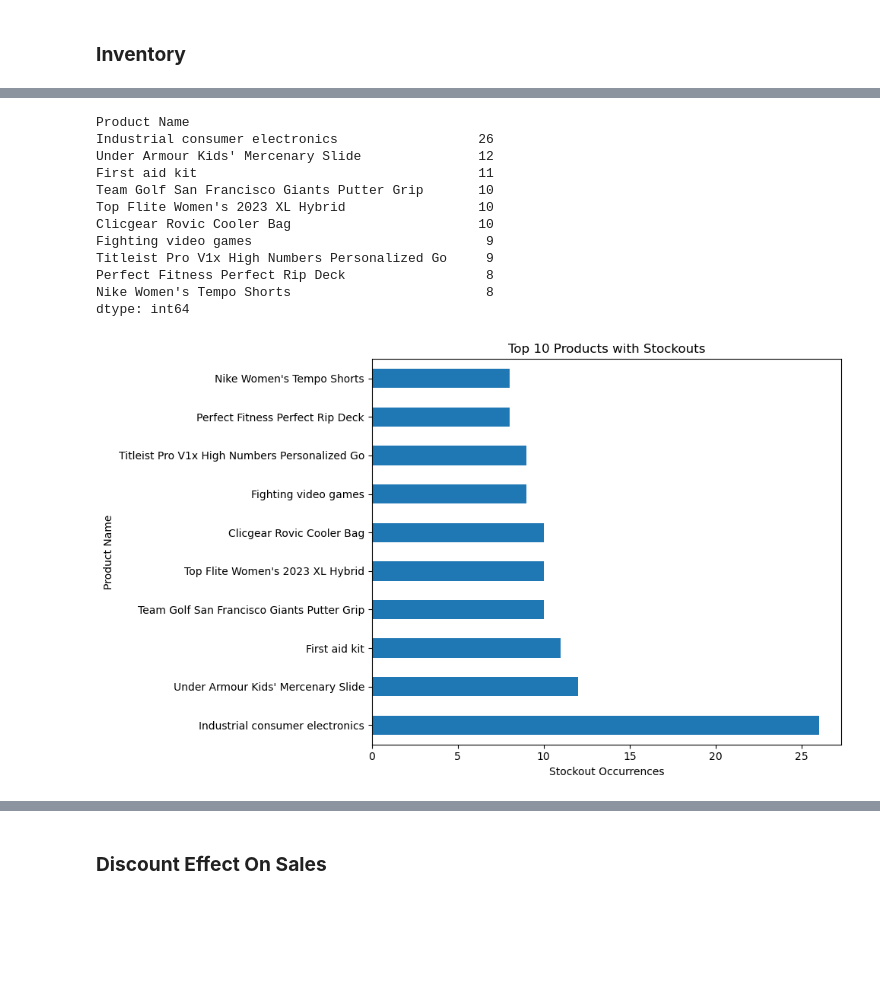
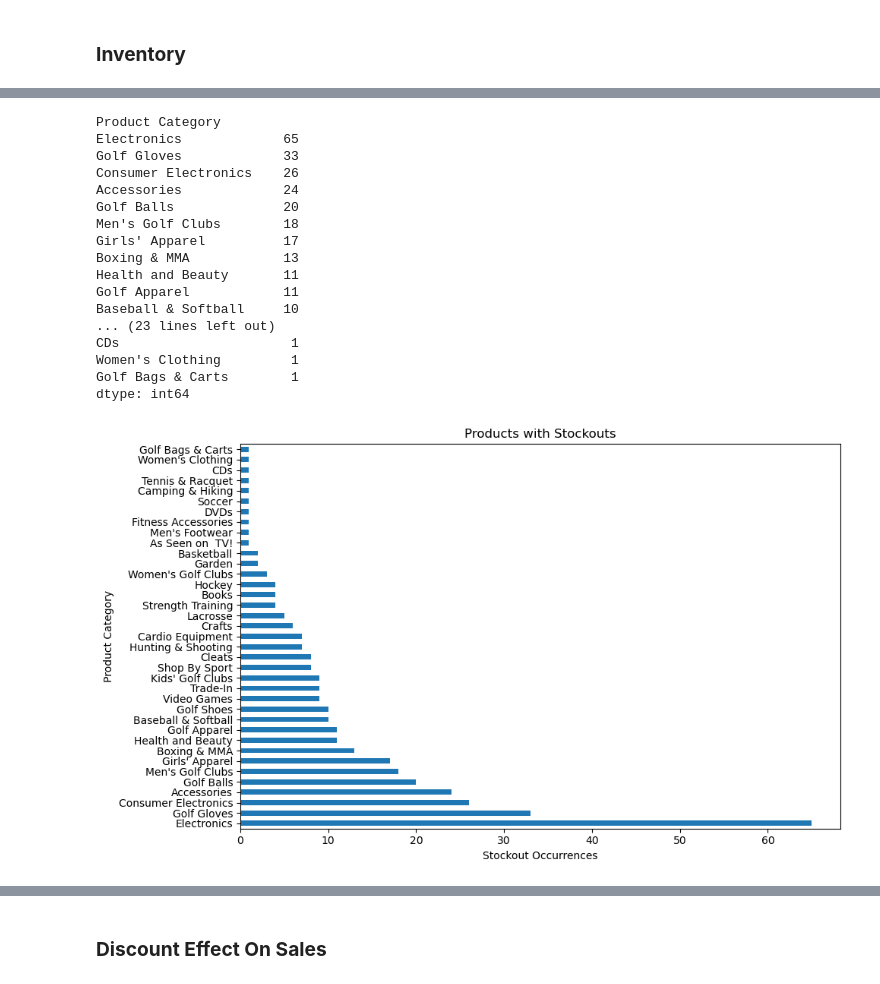
Before and after one commit to BevisEgwuchukwu/Smart-Inventory-Replenishment-System-for-E-Commerce, a Jupyter notebook: Smart-Inventory-Replenishment-System-for-E-Commerce/EDA/ExploratoryDataAnalysis.ipynb, the cells around one changed output, grey strips where cells are left out. Saved outputs shown, nothing was run; the diff lists cells and outputs as text; code cells hidden in the pictures; blank space fills up the shorter version.

```diff
--- a/Smart-Inventory-Replenishment-System-for-E-Commerce/EDA/ExploratoryDataAnalysis.ipynb
+++ b/Smart-Inventory-Replenishment-System-for-E-Commerce/EDA/ExploratoryDataAnalysis.ipynb
@@ -13,0 +34,7 @@ df = pd.read_csv('../DataCleaning/merged.csv')
+# %%
+# Ensure both are datetime
+df['Shipment Date'] = pd.to_datetime(df['Shipment Date'])
+df['Order Date'] = pd.to_datetime(df['Order Date'])
+
+# Keep only rows where difference is less than 1 or equal to 1 year
+df = df[(df['Shipment Date'] - df['Order Date']).dt.days <= 365]
@@ -24,6 +107,6 @@ df.head(5)
 # %%
-# Convert to datetime (first day of the month)
-df['date'] = pd.to_datetime(df['date'])
+# Convert 'date' column to datetime format
+df['Order Date'] = pd.to_datetime(df['Order Date'])
 # %%
 # Convert to numeric, forcing errors to NaN
 df['Discount %'] = pd.to_numeric(df['Discount %'], errors='coerce')
@@ -390,29 +614,34 @@ Glove It Women's Imperial Golf Glove                     0.337596
 # %%
-# Flag rows where inventory is 0 or below a threshold (e.g., 5)
-df['Stockout'] = df['Warehouse Inventory'] <= 0  # or <= 5
+# Flag rows where inventory is 0
+df['Stockout'] = df['Warehouse Inventory'] <= 0
 
-# Count stockouts per product or date
-stockout_counts = df[df['Stockout']].groupby('Product Name').size().sort_values(ascending=False)
-print(stockout_counts.head(10))  # Top 10 products with most stockouts
+# Count stockouts per product
+stockout_counts = df[df['Stockout']].groupby('Product Category').size().sort_values(ascending=False)
+print(stockout_counts.head(50))
 
-stockout_counts.head(10).plot(kind='barh', figsize=(10,6), title='Top 10 Products with Stockouts')
+stockout_counts.head(50).plot(kind='barh', figsize=(10,6), title='Products with Stockouts')
 plt.xlabel('Stockout Occurrences')
 plt.tight_layout()
 plt.show()
 # %% [output]
-Product Name
-Industrial consumer electronics                  26
-Under Armour Kids' Mercenary Slide               12
-First aid kit                                    11
-Team Golf San Francisco Giants Putter Grip       10
-Top Flite Women's 2023 XL Hybrid                 10
-Clicgear Rovic Cooler Bag                        10
-Fighting video games                              9
-Titleist Pro V1x High Numbers Personalized Go     9
-Perfect Fitness Perfect Rip Deck                  8
-Nike Women's Tempo Shorts                         8
+Product Category
+Electronics             65
+Golf Gloves             33
+Consumer Electronics    26
+Accessories             24
+Golf Balls              20
+Men's Golf Clubs        18
+Girls' Apparel          17
+Boxing & MMA            13
+Health and Beauty       11
+Golf Apparel            11
+Baseball & Softball     10
+... (23 lines left out)
+CDs                      1
+Women's Clothing         1
+Golf Bags & Carts        1
 dtype: int64
-[figure, old version]
+[figure, new version]
 # %%
 # Inventory Cost vs Sales/Profit
 df['Inventory Value'] = df['Warehouse Inventory'] * df['Inventory Cost Per Unit']
```
Also changed, not shown: parts of 53 cells of this notebook, 18 other files.
